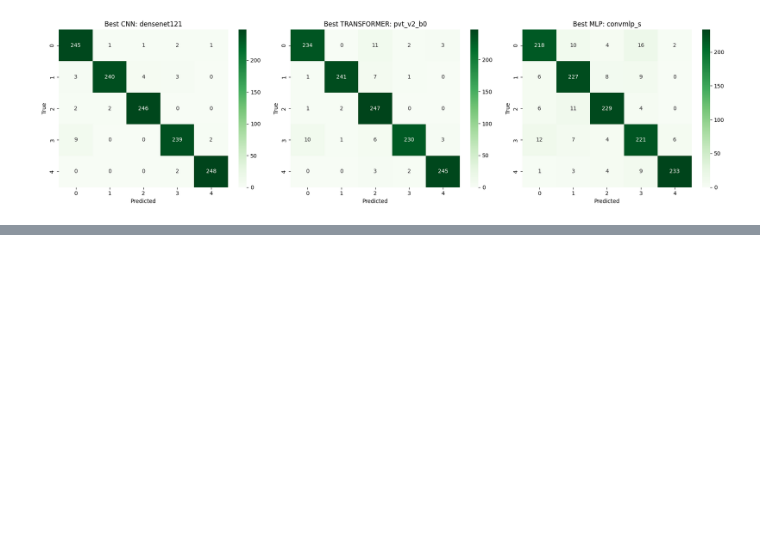
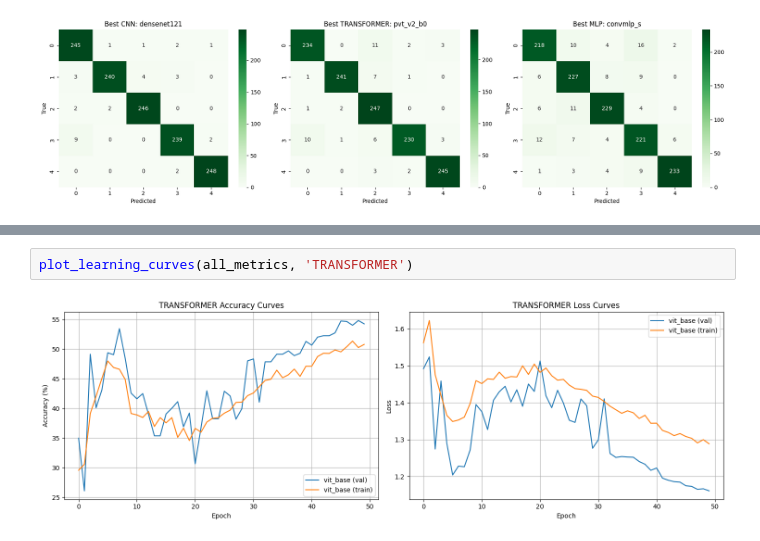
Before and after one commit to salmataha12/dl, a Jupyter notebook: main.ipynb, the cells around one changed output, grey strips where cells are left out. Cells and saved outputs as stored; diff of their text form; blank space fills up the shorter version.

```diff
--- a/main.ipynb
+++ b/main.ipynb
@@ -532,0 +700,4 @@ if best_metrics_df is not None:
+# %%
+plot_learning_curves(all_metrics, 'TRANSFORMER')
+# %% [output]
+[figure, added]
```
Also changed, not shown: parts of 11 cells of this notebook, 16 other files.
